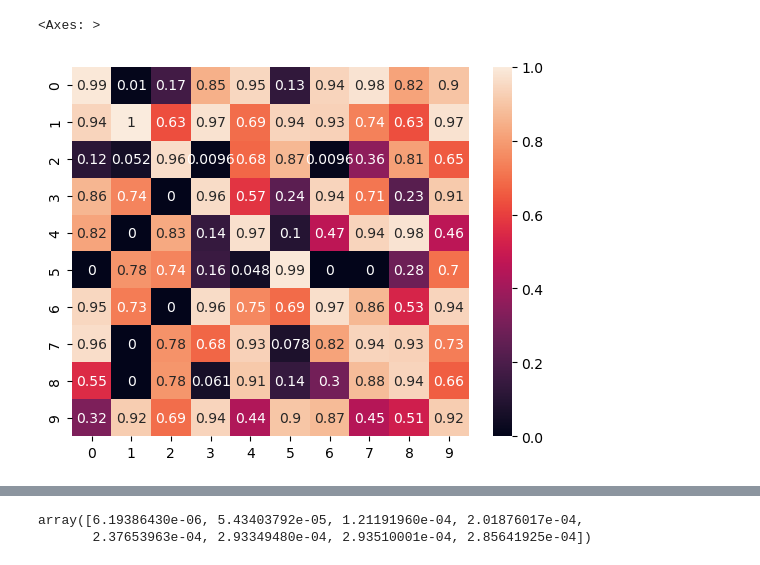
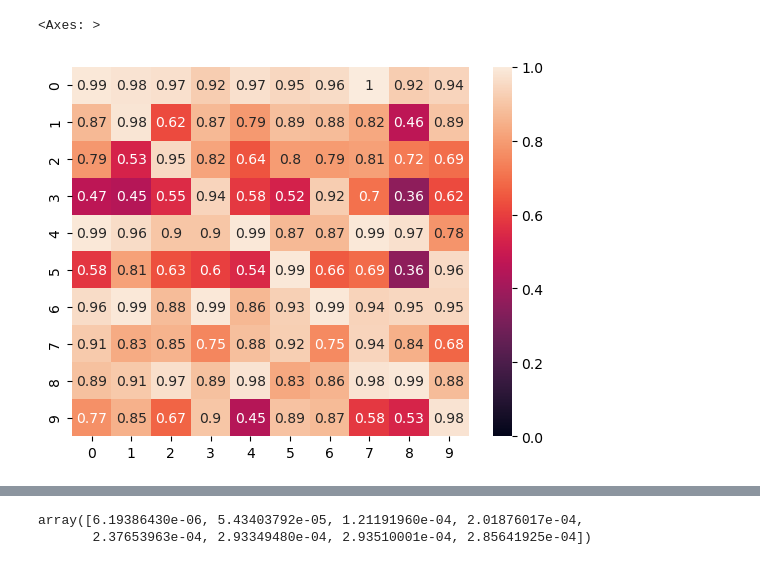
Before and after one commit to vitryt/label-free-bias-identification, a Jupyter notebook: data_recovery.ipynb, the cells around one changed output, grey strips where cells are left out. Cells and saved outputs as stored; diff of their text form; code cells hidden in the pictures.

```diff
--- a/data_recovery.ipynb
+++ b/data_recovery.ipynb
@@ -38,9 +23,9 @@ sys.path
 # %%
-exp_id = 0
+exp_id = 10
 exp_name = "MNIST"
 with open("/data/4vitry/models/" + exp_name + "/model_" + str(exp_id) + ".pkl", "rb") as f:
     model_res = pkl.load(f)
 sb.heatmap(model_res["correctness_matrix"]/model_res["appearance_matrix"], vmin=0, vmax=1, annot=True)
 # %% [output]
 <Axes: >
-[figure, old version]
+[figure, new version]
```
Also changed, not shown: parts of 9 cells of this notebook, 8 other files.
